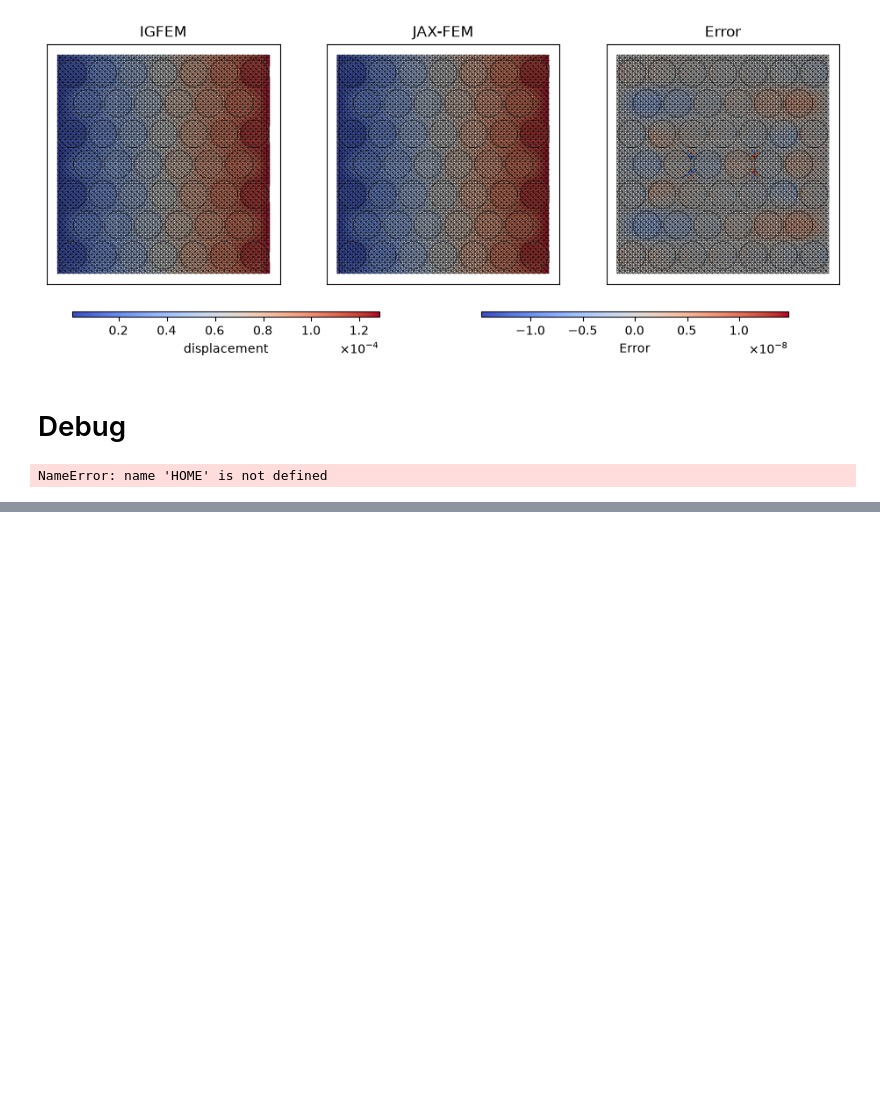
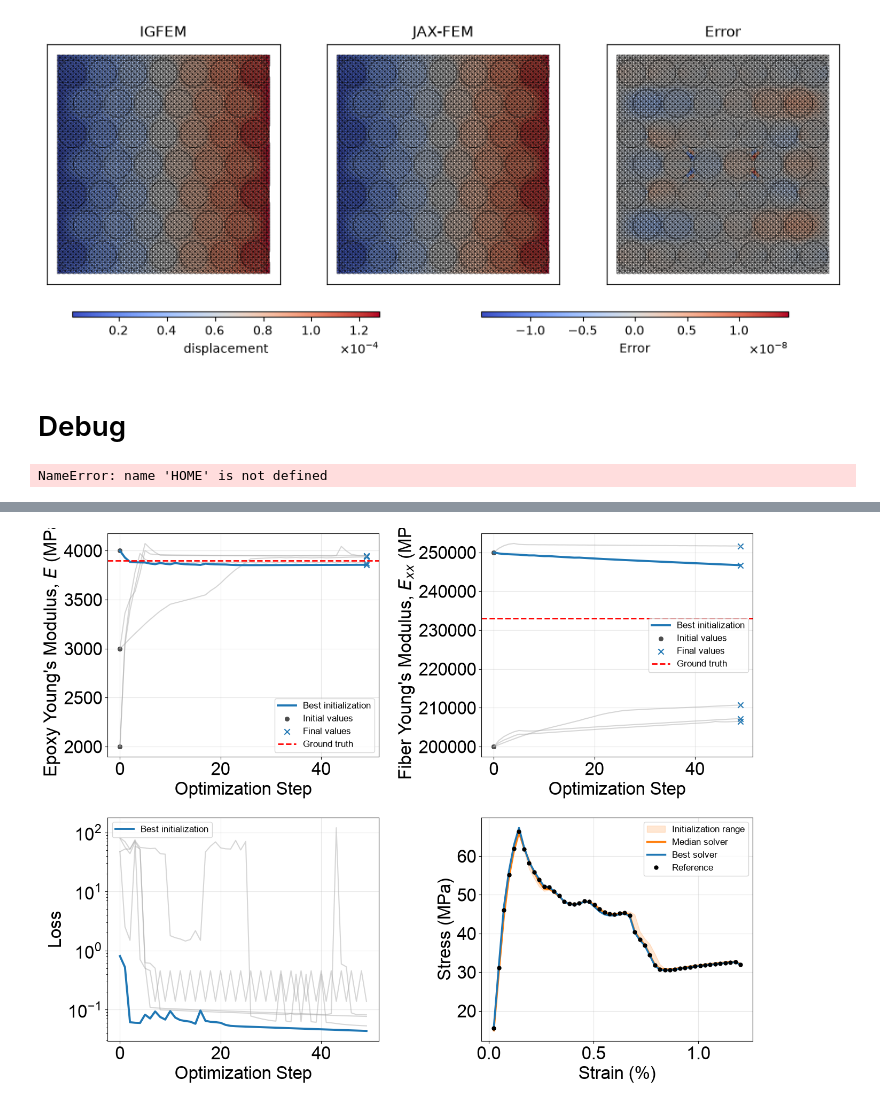
Before and after one commit to KeithBallard/fea-in-jax, a Jupyter notebook: postprocess.ipynb, the cells around one changed output, grey strips where cells are left out. Saved outputs shown, nothing was run; the diff lists cells and outputs as text; code cells hidden in the pictures; blank space fills up the shorter version.

```diff
--- a/postprocess.ipynb
+++ b/postprocess.ipynb
@@ -585,0 +664,43 @@ NameError: name 'HOME' is not defined
+# %%
+import os, numpy as np, matplotlib.pyplot as plt
+
+base_dir, root = "tests/output/nonlinear_IGFEM_scan_t50_1fib_CG", "tests/output"
+names = ["debug_scan_ad", "debug_scan_ad1", "debug_scan_ad2", "debug_scan_ad3", "debug_scan_ad4"]
+strain, stress_ref = np.load(os.path.join(base_dir, "stress_strain_curve.npy"))
+load = lambda name, file: np.load(os.path.join(root, name, file)).squeeze()
+stress = np.stack([load(n, "final_s11_global.npy") for n in names])
+loss = np.stack([load(n, "loss_hist.npy") for n in names])
+param = np.stack([load(n, "param_hist.npy") for n in names])
+best, n = np.argmin(loss[:, -1]), len(names)
+
+plt.rcParams.update({"font.family": "Arial", "font.size": 24})
+fig, ax = plt.subplots(2, 2, figsize=(14, 11))
+
+for r in range(n):
+    for j in range(2): ax[0, j].plot(param[r, :, j], color="0.65", alpha=.45)
+    ax[1, 0].semilogy(loss[r], color="0.65", alpha=.45)
+
+labels = [r"Epoxy Young's Modulus, $E$ (MPa)", r"Fiber Young's Modulus, $E_{xx}$ (MPa)"]
+
+for j, (a, truth, label) in enumerate(zip(ax[0], [3900, 233e3], labels)):
+    a.plot(param[best, :, j], "C0", lw=2.8, label="Best initialization")
+    a.scatter(np.zeros(n), param[:, 0, j], color=".3", s=30, label="Initial values")
+    a.scatter(np.full(n, param.shape[1]-1), param[:, -1, j], color="C0", marker="x", s=55, label="Final values")
+    a.axhline(truth, color="red", ls="--", lw=2, label="Ground truth")
+    a.set(xlabel="Optimization Step", ylabel=label)
+
+ax[1, 0].semilogy(loss[best], "C0", lw=2.8, label="Best initialization")
+ax[1, 0].set(xlabel="Optimization Step", ylabel="Loss")
+
+ax[1, 1].fill_between(strain, stress.min(0), stress.max(0), color="C1", alpha=.18, label="Initialization range")
+ax[1, 1].plot(strain, np.median(stress, 0), "C1", lw=2.5, label="Median solver")
+ax[1, 1].plot(strain, stress[best], "C0", lw=2.5, label="Best solver")
+ax[1, 1].plot(strain, stress_ref, "ko", ms=5, label="Reference")
+ax[1, 1].set(xlabel="Strain (%)", ylabel="Stress (MPa)")
+
+for a in ax.flat: a.grid(alpha=.3); a.legend(fontsize=12)
+plt.tight_layout()
+
+plt.savefig(os.path.join(root, "multiple_initialization_results.png"), dpi=300, bbox_inches="tight", pad_inches=0.5,)
+# %% [output]
+[figure, added]
```
Also changed, not shown: parts of 6 cells of this notebook, 11 other files.
